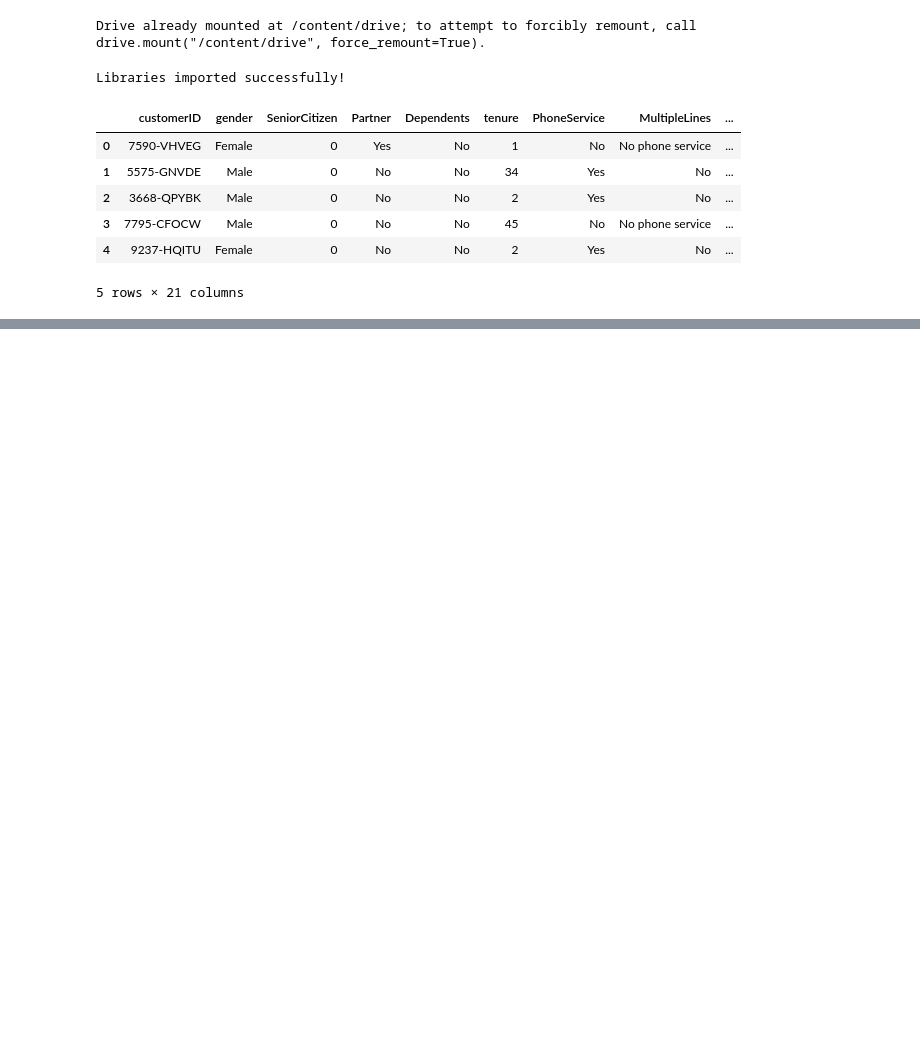
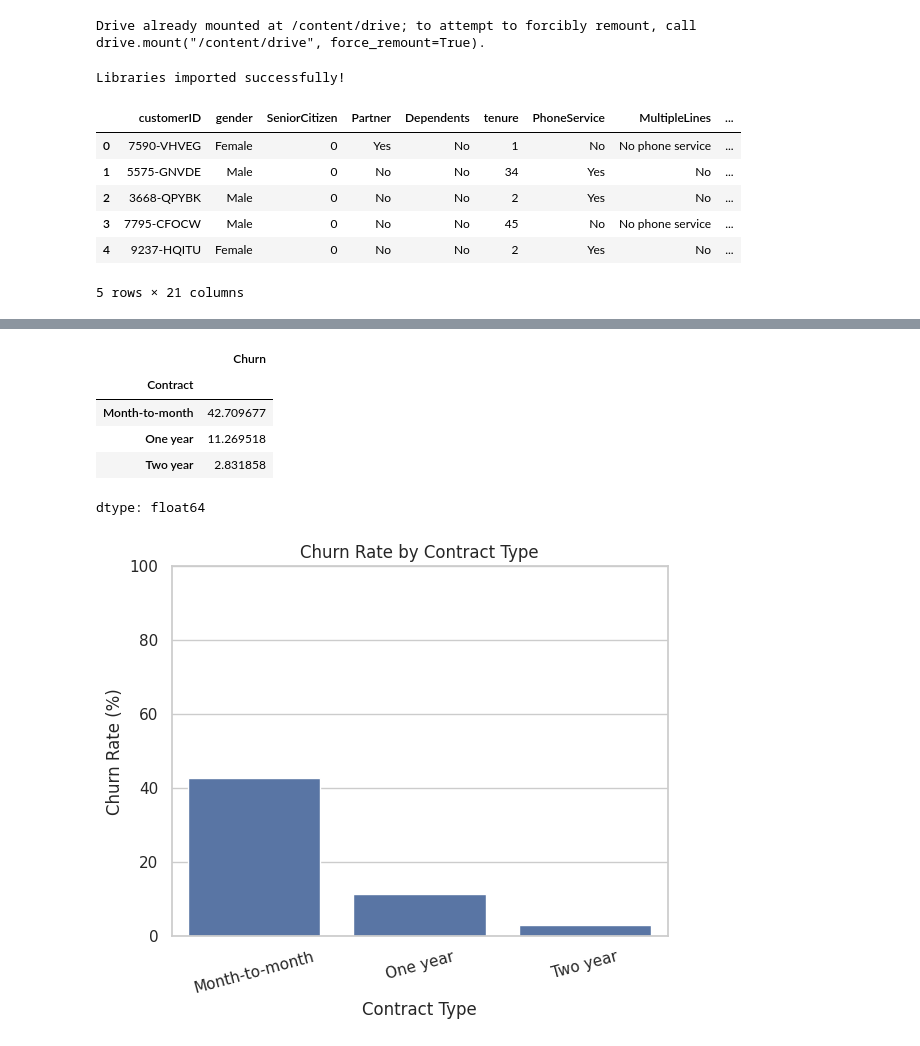
Before and after one commit to Tharul-Fernando/CM2604-Telco-Customer-Churn, a Jupyter notebook: 01_EDA_Telco_Churn.ipynb, the cells around one changed output, grey strips where cells are left out. Saved outputs shown, nothing was run; the diff lists cells and outputs as text; code cells hidden in the pictures; blank space fills up the shorter version.

```diff
--- a/01_EDA_Telco_Churn.ipynb
+++ b/01_EDA_Telco_Churn.ipynb
@@ -35,0 +220,33 @@ display(df.head())
+# %%
+# Calculate the churn rate for each contract type
+contract_churn = (
+    df.groupby("Contract")["Churn"]
+    .apply(lambda x: (x == "Yes").mean() * 100)
+    .sort_values(ascending=False)
+)
+
+display(contract_churn)
+
+print()
+
+# Plot churn rates
+sns.barplot(
+    x = contract_churn.index,
+    y = contract_churn.values
+)
+
+plt.title("Churn Rate by Contract Type")
+plt.xlabel("Contract Type")
+plt.ylabel("Churn Rate (%)")
+plt.ylim(0, 100)
+plt.xticks(rotation = 15)
+
+plt.show()
+# %% [output]
+|  | Churn |
+| Contract |  |
+| Month-to-month | 42.709677 |
+| One year | 11.269518 |
+| Two year | 2.831858 |
+dtype: float64
+[figure, added]
```
Also changed, not shown: parts of 19 cells of this notebook.
